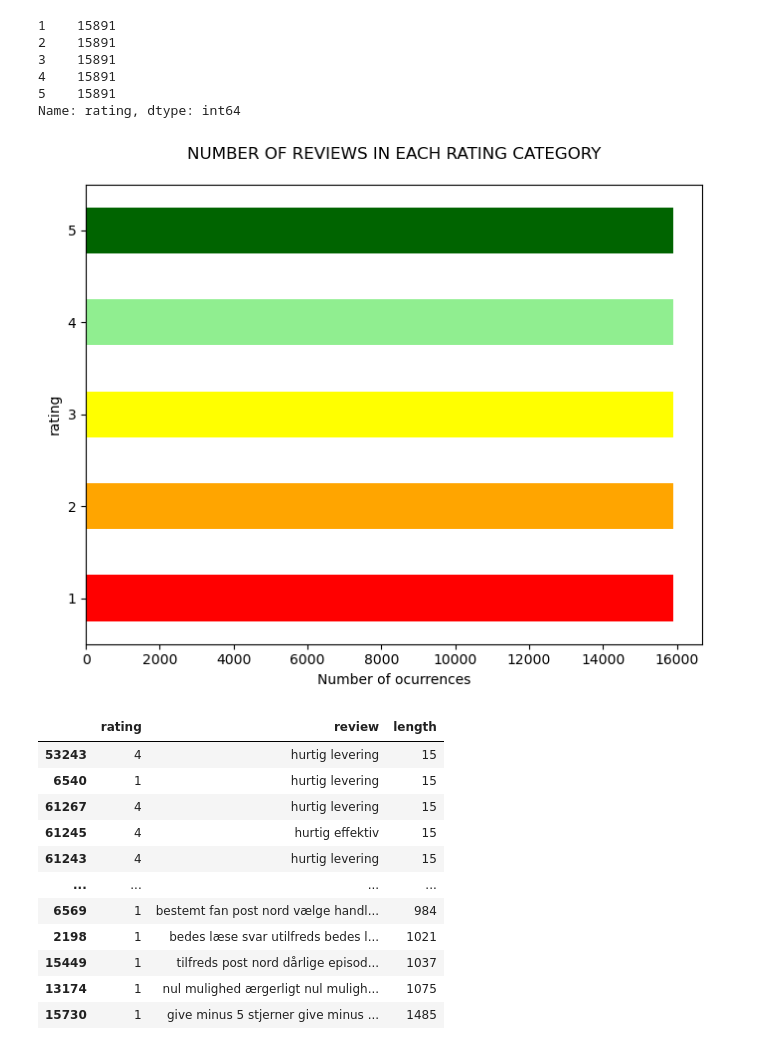
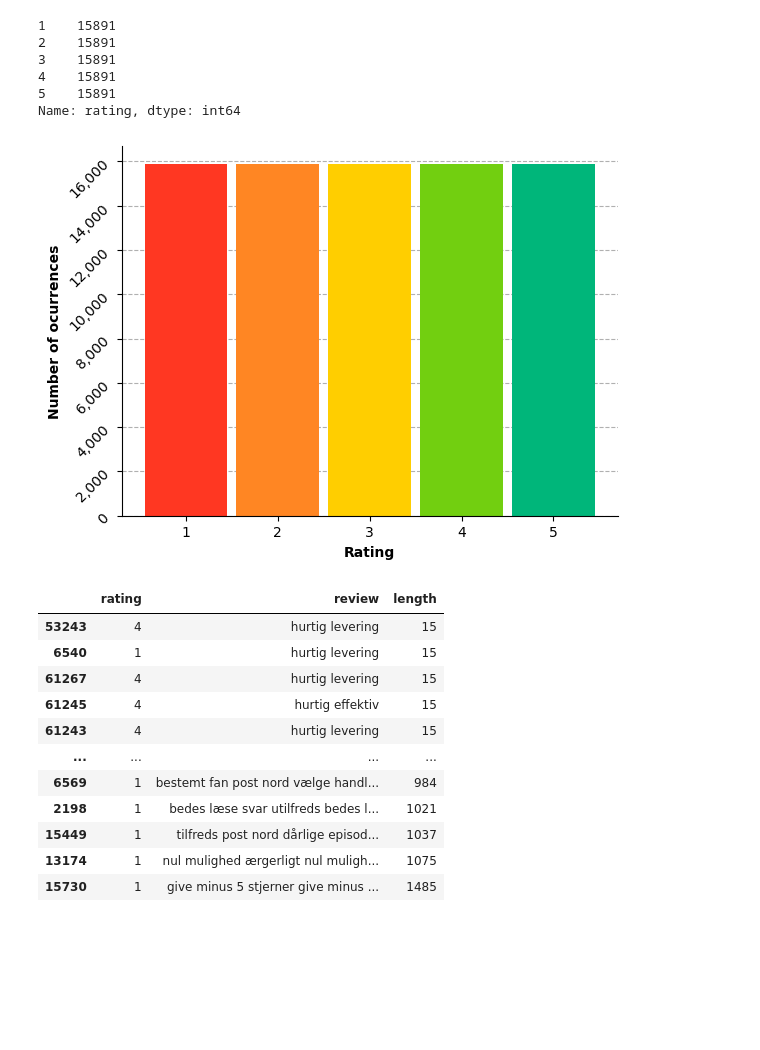
Before and after one commit to agnesbn/PostNord_project, a Jupyter notebook: notebooks/preprocessing.ipynb, the cells around one changed output. Saved outputs shown, nothing was run; the diff lists cells and outputs as text; code cells hidden in the pictures; blank space fills up the shorter version.

```diff
--- a/notebooks/preprocessing.ipynb
+++ b/notebooks/preprocessing.ipynb
@@ -243,10 +256,3 @@ df.sort_values("length")
 | 79176 | 1 | glemt pakke dovenskab gennemgang ... | 1658 |
 | 105259 | 1 | post nord forfærdelige brevpakke ... | 1724 |
 332104 rows × 3 columns
-# %%
-fig = plt.figure(figsize=(8,6))
-# PALETTE??
-colors = ['red','orange','yellow','lightgreen','darkgreen']
-df.groupby('rating').review.count().plot.barh(
-    ylim=0, color=colors, title= 'NUMBER OF REVIEWS IN EACH RATING CATEGORY\n')
-plt.xlabel('Number of ocurrences', fontsize = 10);
@@ -296,15 +300,21 @@ Name: rating, dtype: int64
 df['rating'] = df['rating'].astype(str)
 # %%
 df = df.reset_index(drop=True)
-# %%
-fig = plt.figure(figsize=(8,6))
-# PALETTE??
-colors = ['red','orange','yellow','lightgreen','darkgreen']
-df.groupby('rating').review.count().plot.barh(
-    ylim=0, color=colors, title= 'NUMBER OF REVIEWS IN EACH RATING CATEGORY\n')
-plt.xlabel('Number of ocurrences', fontsize = 10);
-# %% [output]
-[figure, removed]
+# %%
+fig = df.groupby('rating').review.count().plot.bar(
+    ylim=0, color=colors, width= 0.9)
+
+plt.ylabel('Number of ocurrences', fontsize = 10, weight = "bold")
+plt.xlabel('Rating', fontsize = 10, weight = "bold")
+plt.grid(axis = "y", linestyle = '--')
+fig.spines["top"].set_visible(False)
+fig.spines["right"].set_visible(False)
+fig.yaxis.set_major_formatter(mpl.ticker.StrMethodFormatter('{x:,.0f}'))
+plt.xticks(rotation='horizontal')
+plt.yticks(rotation=45)
+plt.show()
+# %% [output]
+[figure, added]
 # %%
 df.sort_values("length")
 # %% [output]
```
Also changed, not shown: parts of 11 cells of this notebook.
